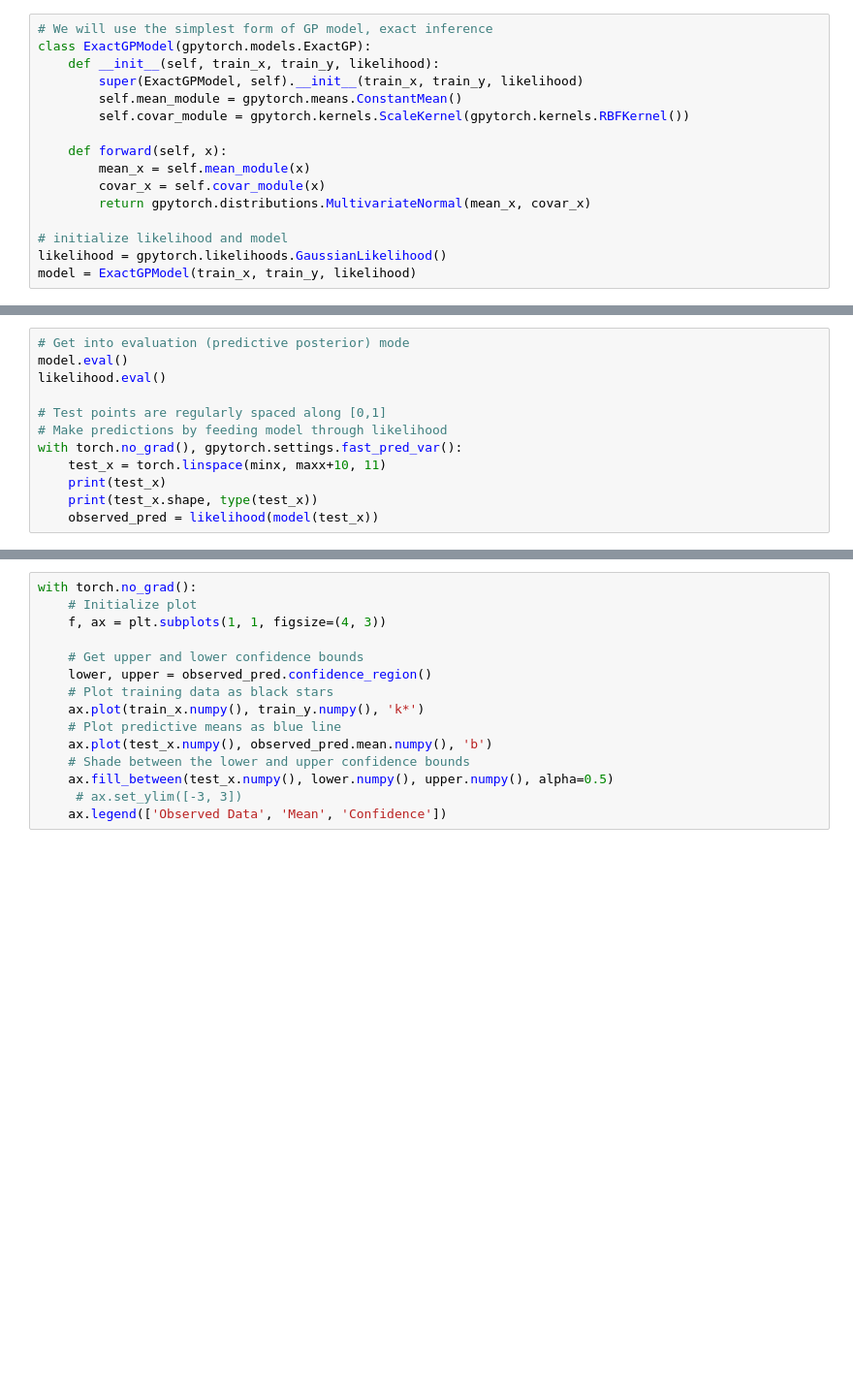
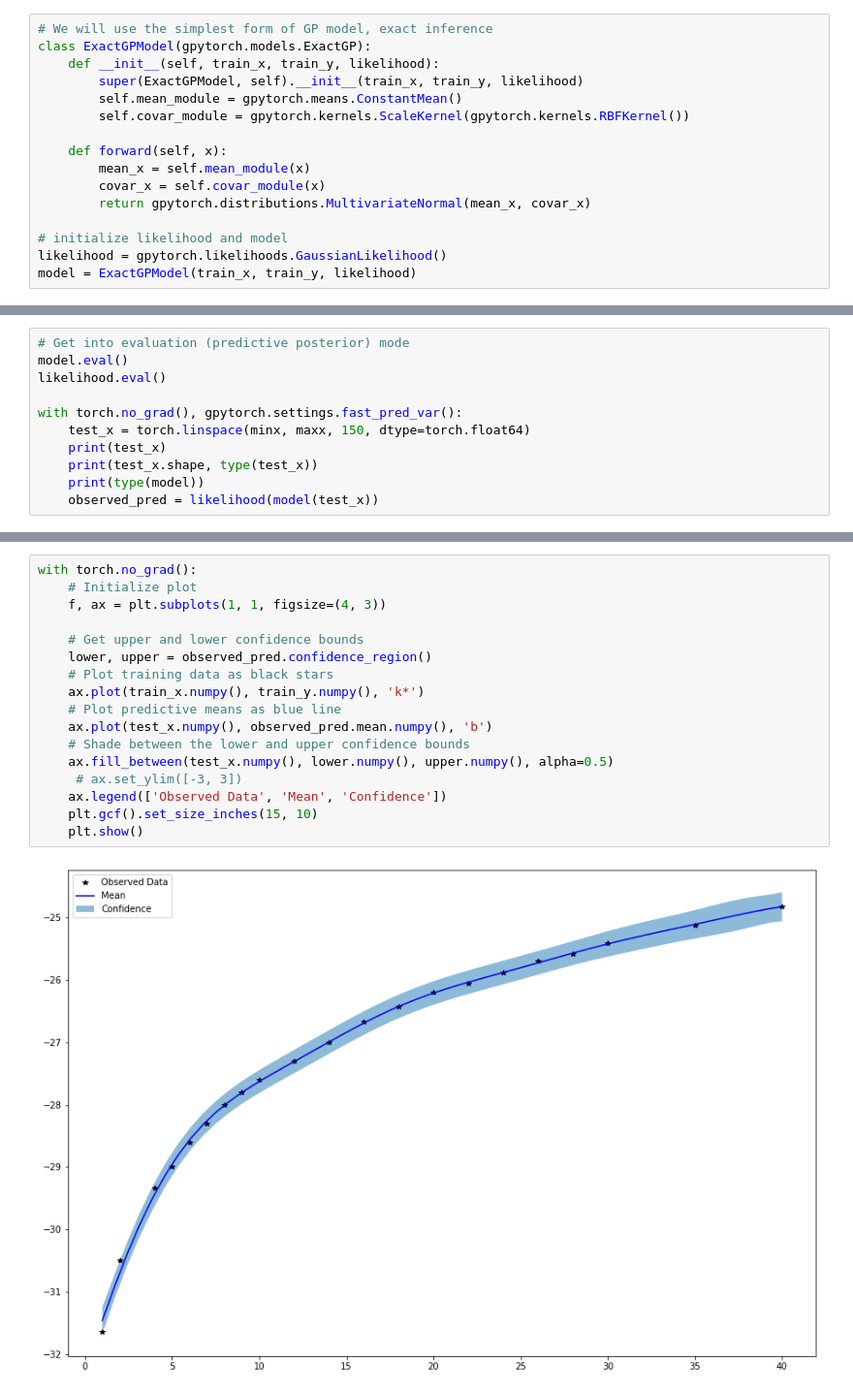
Before and after one commit to lstorchi/CurveFittingML, a Jupyter notebook: fittingviaGP.ipynb, the cells around one changed output, grey strips where cells are left out. Shown at 97% size. Drawn from its saved outputs; the diff is of its cells as text; blank space fills up the shorter version.

```diff
--- a/fittingviaGP.ipynb
+++ b/fittingviaGP.ipynb
@@ -179,10 +190,9 @@ for i in range(training_iter):
 model.eval()
 likelihood.eval()
 
-# Test points are regularly spaced along [0,1]
-# Make predictions by feeding model through likelihood
 with torch.no_grad(), gpytorch.settings.fast_pred_var():
-    test_x = torch.linspace(minx, maxx+10, 11)
+    test_x = torch.linspace(minx, maxx, 150, dtype=torch.float64)
     print(test_x)
     print(test_x.shape, type(test_x))
+    print(type(model))
     observed_pred = likelihood(model(test_x))
@@ -189,15 +210,19 @@ with torch.no_grad(), gpytorch.settings.fast_pred_var():
 # %%
 with torch.no_grad():
     # Initialize plot
     f, ax = plt.subplots(1, 1, figsize=(4, 3))
 
     # Get upper and lower confidence bounds
     lower, upper = observed_pred.confidence_region()
     # Plot training data as black stars
     ax.plot(train_x.numpy(), train_y.numpy(), 'k*')
     # Plot predictive means as blue line
     ax.plot(test_x.numpy(), observed_pred.mean.numpy(), 'b')
     # Shade between the lower and upper confidence bounds
     ax.fill_between(test_x.numpy(), lower.numpy(), upper.numpy(), alpha=0.5)
      # ax.set_ylim([-3, 3])
     ax.legend(['Observed Data', 'Mean', 'Confidence'])
+    plt.gcf().set_size_inches(15, 10)
+    plt.show()
+# %% [output]
+[figure, added]
```
Also changed, not shown: parts of 4 cells of this notebook, 1 other file.
